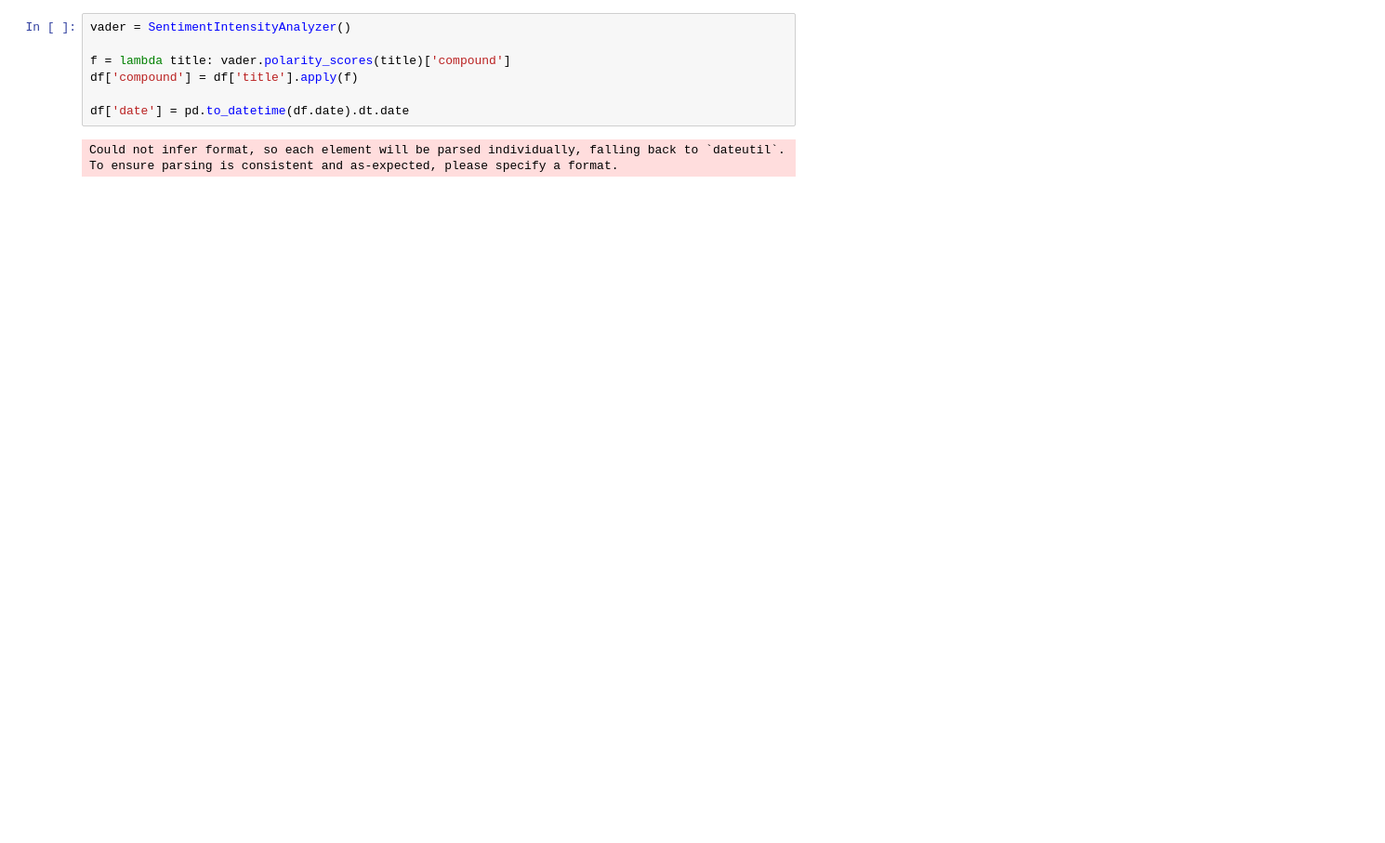
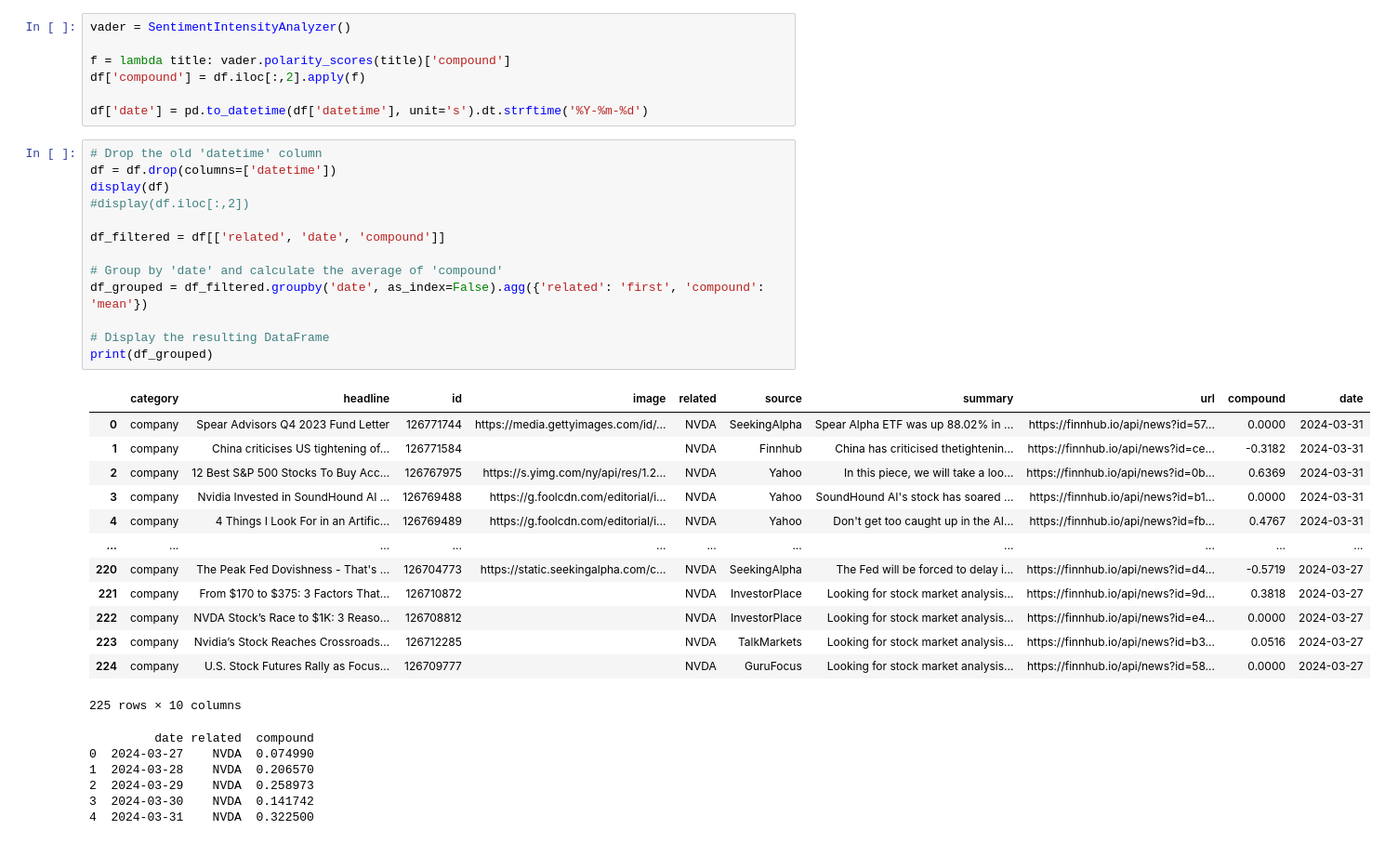
Before and after one commit to RazvanAndreiMoga/YTIC25-Stock-Price-Prediction, a Jupyter notebook: stock_sentiment_analysis_nltk.ipynb, the cells around one changed output. Shown at 93% size. Cells and saved outputs as stored; diff of their text form; blank space fills up the shorter version.

Commit message:
looks better

```diff
--- a/stock_sentiment_analysis_nltk.ipynb
+++ b/stock_sentiment_analysis_nltk.ipynb
@@ -259,10 +78,41 @@ df = pd.DataFrame(parsed_data, columns=['ticker', 'date', 'time', 'title'])
 vader = SentimentIntensityAnalyzer()
 
 f = lambda title: vader.polarity_scores(title)['compound']
-df['compound'] = df['title'].apply(f)
+df['compound'] = df.iloc[:,2].apply(f)
 
-df['date'] = pd.to_datetime(df.date).dt.date
+df['date'] = pd.to_datetime(df['datetime'], unit='s').dt.strftime('%Y-%m-%d')
-# %% [output]
-Could not infer format, so each element will be parsed individually, falling back to `dateutil`. To ensure parsing is consistent and as-expected, please specify a format.
+# %%
+# Drop the old 'datetime' column
+df = df.drop(columns=['datetime'])
+display(df)
+#display(df.iloc[:,2])
+
+df_filtered = df[['related', 'date', 'compound']]
+
+# Group by 'date' and calculate the average of 'compound'
+df_grouped = df_filtered.groupby('date', as_index=False).agg({'related': 'first', 'compound': 'mean'})
+
+# Display the resulting DataFrame
+print(df_grouped)
+# %% [output]
+|  | category | headline | id | image | related | source | summary | url | compound | date |
+| 0 | company | Spear Advisors Q4 2023 Fund Letter | 126771744 | https://media.gettyimages.com/id/... | NVDA | SeekingAlpha | Spear Alpha ETF was up 88.02% in ... | https://finnhub.io/api/news?id=57... | 0.0000 | 2024-03-31 |
+| 1 | company | China criticises US tightening of... | 126771584 |  | NVDA | Finnhub | China has criticised thetightenin... | https://finnhub.io/api/news?id=ce... | -0.3182 | 2024-03-31 |
+| 2 | company | 12 Best S&P 500 Stocks To Buy Acc... | 126767975 | https://s.yimg.com/ny/api/res/1.2... | NVDA | Yahoo | In this piece, we will take a loo... | https://finnhub.io/api/news?id=0b... | 0.6369 | 2024-03-31 |
+| 3 | company | Nvidia Invested in SoundHound AI ... | 126769488 | https://g.foolcdn.com/editorial/i... | NVDA | Yahoo | SoundHound AI's stock has soared ... | https://finnhub.io/api/news?id=b1... | 0.0000 | 2024-03-31 |
+| 4 | company | 4 Things I Look For in an Artific... | 126769489 | https://g.foolcdn.com/editorial/i... | NVDA | Yahoo | Don't get too caught up in the AI... | https://finnhub.io/api/news?id=fb... | 0.4767 | 2024-03-31 |
+| ... | ... | ... | ... | ... | ... | ... | ... | ... | ... | ... |
+| 220 | company | The Peak Fed Dovishness - That's ... | 126704773 | https://static.seekingalpha.com/c... | NVDA | SeekingAlpha | The Fed will be forced to delay i... | https://finnhub.io/api/news?id=d4... | -0.5719 | 2024-03-27 |
+| 221 | company | From $170 to $375: 3 Factors That... | 126710872 |  | NVDA | InvestorPlace | Looking for stock market analysis... | https://finnhub.io/api/news?id=9d... | 0.3818 | 2024-03-27 |
+| 222 | company | NVDA Stock’s Race to $1K: 3 Reaso... | 126708812 |  | NVDA | InvestorPlace | Looking for stock market analysis... | https://finnhub.io/api/news?id=e4... | 0.0000 | 2024-03-27 |
+| 223 | company | Nvidia’s Stock Reaches Crossroads... | 126712285 |  | NVDA | TalkMarkets | Looking for stock market analysis... | https://finnhub.io/api/news?id=b3... | 0.0516 | 2024-03-27 |
+| 224 | company | U.S. Stock Futures Rally as Focus... | 126709777 |  | NVDA | GuruFocus | Looking for stock market analysis... | https://finnhub.io/api/news?id=58... | 0.0000 | 2024-03-27 |
+225 rows × 10 columns
+         date related  compound
+0  2024-03-27    NVDA  0.074990
+1  2024-03-28    NVDA  0.206570
+2  2024-03-29    NVDA  0.258973
+3  2024-03-30    NVDA  0.141742
+4  2024-03-31    NVDA  0.322500
 # %%
 plt.figure(figsize=(10,8))
```
Also changed, not shown: parts of 24 cells of this notebook, 4 other files.
